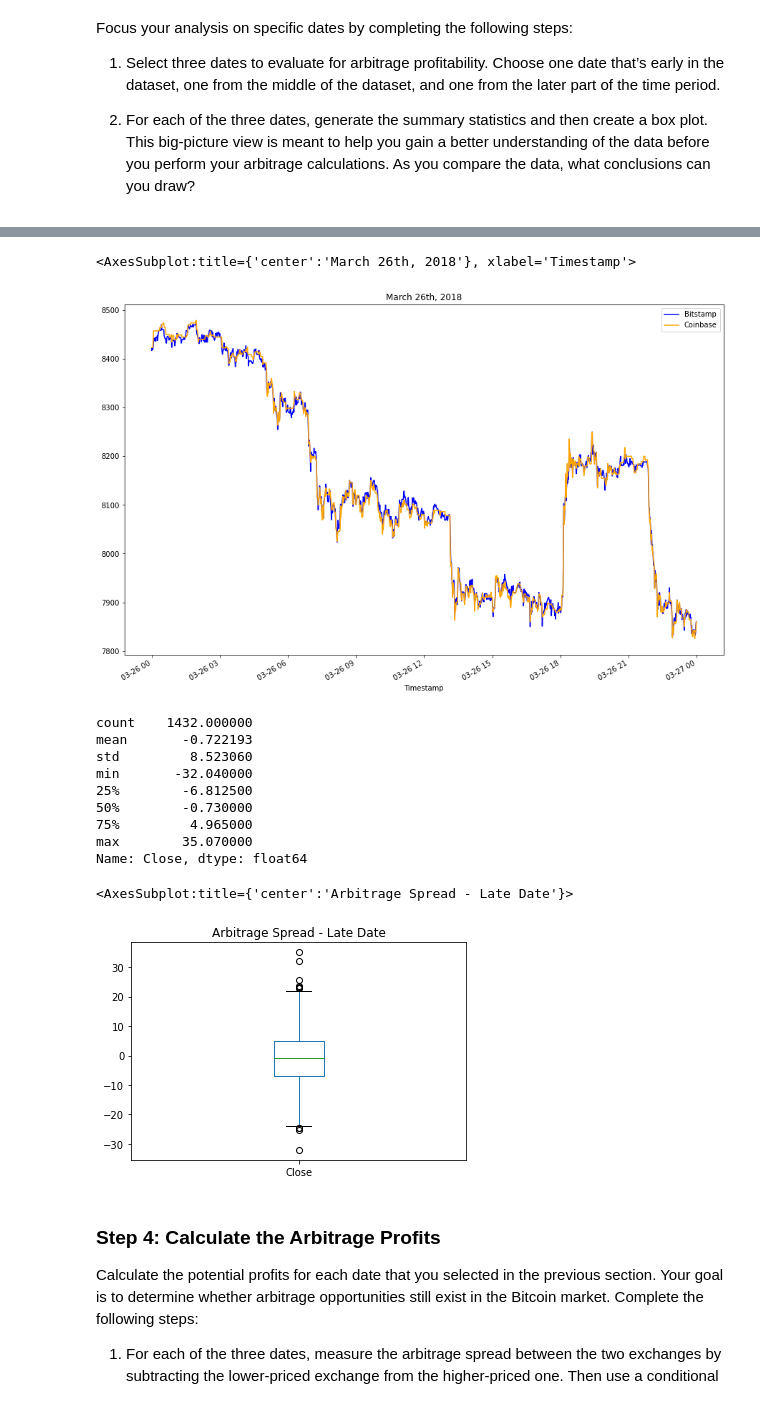
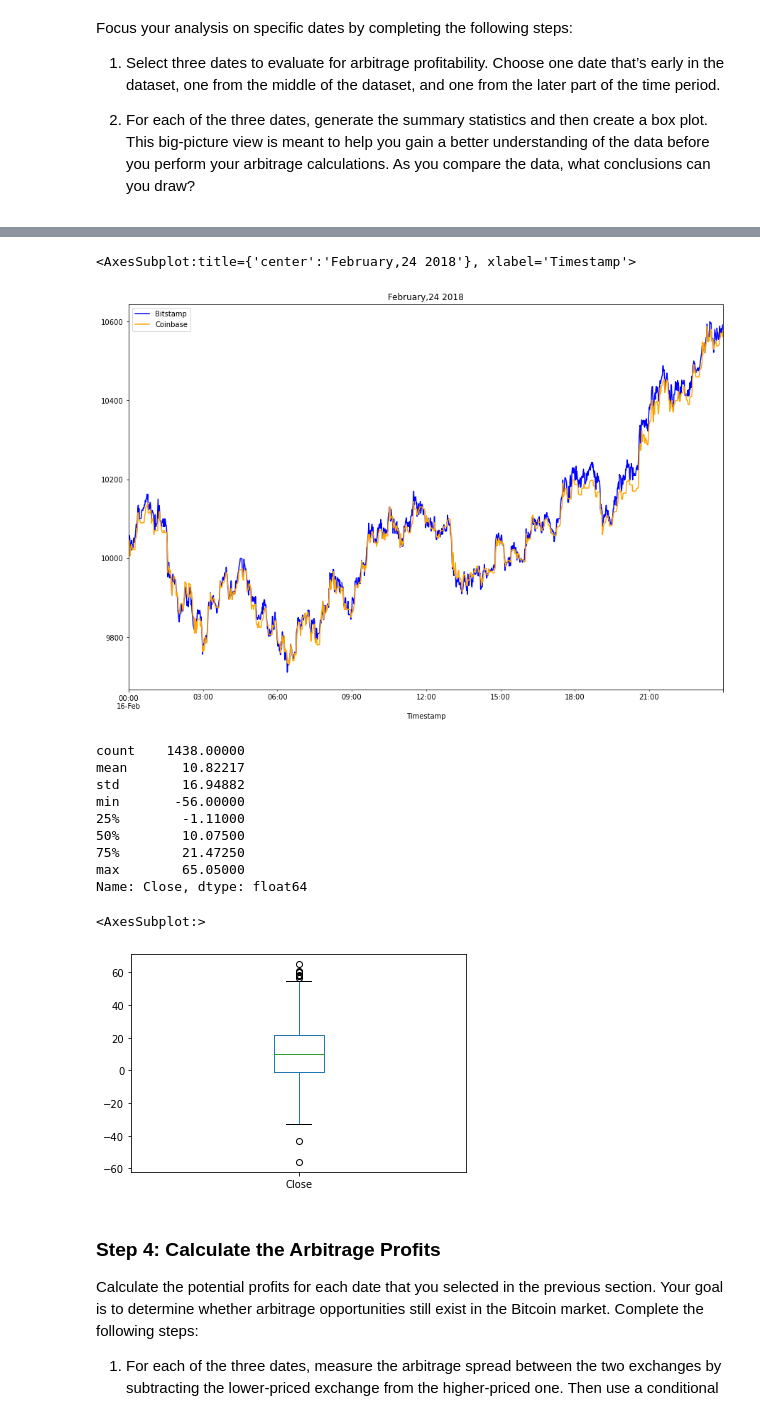
Before and after one commit to fintech3109/Module_Three_Challenge, a Jupyter notebook: crypto_arbitrage.ipynb, the cells around one changed output, grey strips where cells are left out. Cells and saved outputs as stored; diff of their text form; code cells hidden in the pictures.

```diff
--- a/crypto_arbitrage.ipynb
+++ b/crypto_arbitrage.ipynb
@@ -368,33 +353,36 @@ Name: Close, dtype: float64
 # %%
 # Create an overlay plot that visualizes the two dataframes over a period of one day from late in the dataset.
 # Be sure that the plots include the parameters `legend`, `figsize`, `title`, `color` and `label`
-# YOUR CODE HERE
+bitstamp['Close'].loc['2018-02-16'].plot(
+    legend=True, figsize=(15, 10), title="February,24 2018", color="blue", label="Bitstamp")
+coinbase['Close'].loc['2018-02-16'].plot(
+    legend=True, figsize=(15, 10), title="February,24 2018", color="orange", label="Coinbase")
 # %% [output]
-<AxesSubplot:title={'center':'March 26th, 2018'}, xlabel='Timestamp'>
+<AxesSubplot:title={'center':'February,24 2018'}, xlabel='Timestamp'>
-[figure, old version]
+[figure, new version]
 # %%
 # Using the date from the late that you have selected, calculate the arbitrage spread
 # by subtracting the bitstamp lower closing prices from the coinbase higher closing prices
-arbitrage_spread_late = # YOUR CODE HERE
+arbitrage_spread_late = bitstamp['Close'].loc['2018-02-16'] - coinbase['Close'].loc['2018-02-16']
 
 # Generate summary statistics for the late DataFrame
-# YOUR CODE HERE
+arbitrage_spread_late.describe()
 # %% [output]
-count    1432.000000
-mean       -0.722193
-std         8.523060
-min       -32.040000
-25%        -6.812500
-50%        -0.730000
-75%         4.965000
-max        35.070000
+count    1438.00000
+mean       10.82217
+std        16.94882
+min       -56.00000
+25%        -1.11000
+50%        10.07500
+75%        21.47250
+max        65.05000
 Name: Close, dtype: float64
 # %%
 # Visualize the arbitrage spread from late in the dataset in a box plot
-# YOUR CODE HERE
+arbitrage_spread_late.plot(kind='box')
 # %% [output]
-<AxesSubplot:title={'center':'Arbitrage Spread - Late Date'}>
+<AxesSubplot:>
-[figure, old version]
+[figure, new version]
 # %% [markdown]
 ### Step 4: Calculate the Arbitrage Profits
 
```
Also changed, not shown: parts of 15 cells of this notebook.
